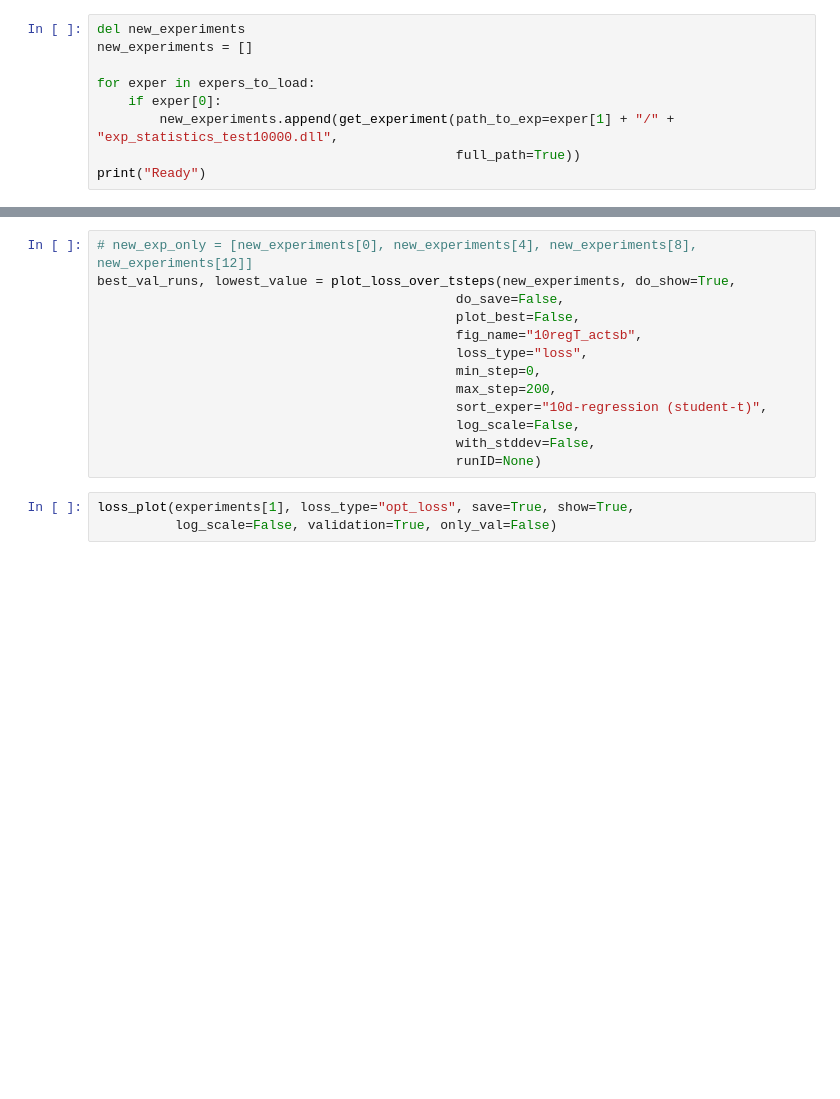
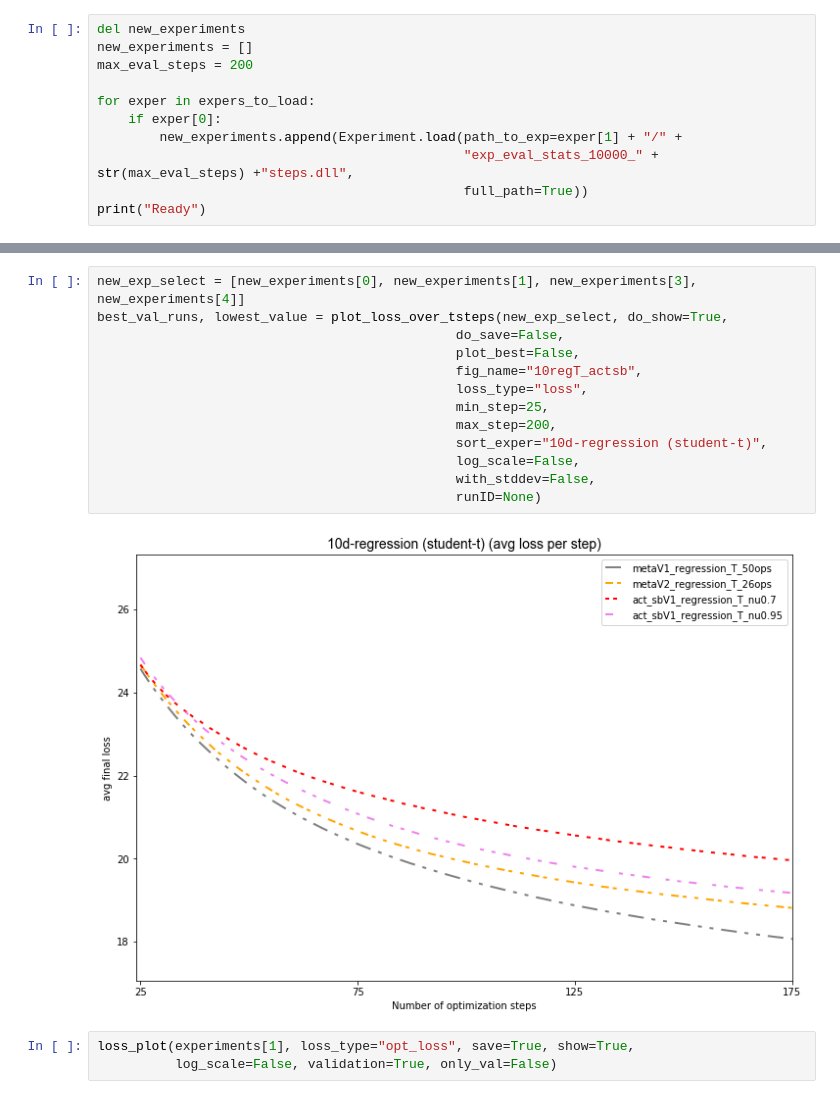
Before and after one commit to toologicbv/meta_learner, a Jupyter notebook: regressionT_results_actsb_1.ipynb, the cells around one changed output, grey strips where cells are left out. Cells and saved outputs as stored; diff of their text form; blank space fills up the shorter version.

```diff
--- a/regressionT_results_actsb_1.ipynb
+++ b/regressionT_results_actsb_1.ipynb
@@ -92,9 +125,11 @@ for e, exp_path in enumerate(expers_to_load):
 # %%
 del new_experiments
 new_experiments = []
+max_eval_steps = 200
 
 for exper in expers_to_load:
     if exper[0]:
-        new_experiments.append(get_experiment(path_to_exp=exper[1] + "/" + "exp_statistics_test10000.dll",
-                                              full_path=True))
+        new_experiments.append(Experiment.load(path_to_exp=exper[1] + "/" +
+                                               "exp_eval_stats_10000_" + str(max_eval_steps) +"steps.dll",
+                                               full_path=True))
 print("Ready")
@@ -105,16 +148,18 @@ print("Ready")
 # %%
-# new_exp_only = [new_experiments[0], new_experiments[4], new_experiments[8], new_experiments[12]]
-best_val_runs, lowest_value = plot_loss_over_tsteps(new_experiments, do_show=True,
+new_exp_select = [new_experiments[0], new_experiments[1], new_experiments[3], new_experiments[4]]
+best_val_runs, lowest_value = plot_loss_over_tsteps(new_exp_select, do_show=True,
                                               do_save=False,
                                               plot_best=False,
                                               fig_name="10regT_actsb",
                                               loss_type="loss",
-                                              min_step=0,
+                                              min_step=25,
                                               max_step=200,
                                               sort_exper="10d-regression (student-t)",
                                               log_scale=False,
                                               with_stddev=False,
                                               runID=None)
+# %% [output]
+[figure, added]
 # %%
 loss_plot(experiments[1], loss_type="opt_loss", save=True, show=True,
           log_scale=False, validation=True, only_val=False)
```
Also changed, not shown: parts of 21 cells of this notebook, 12 other files.
